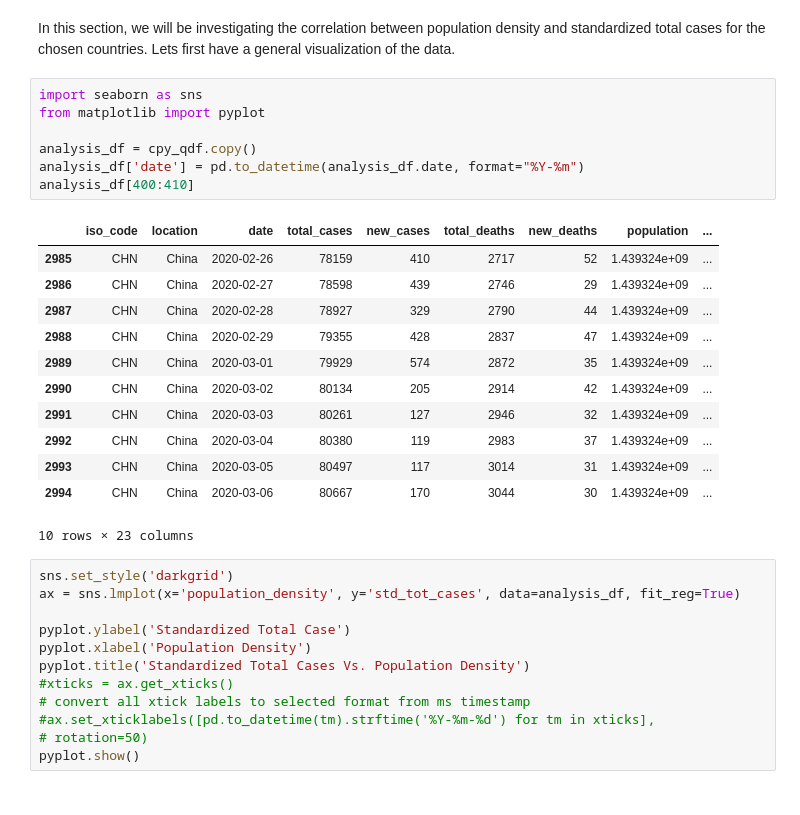
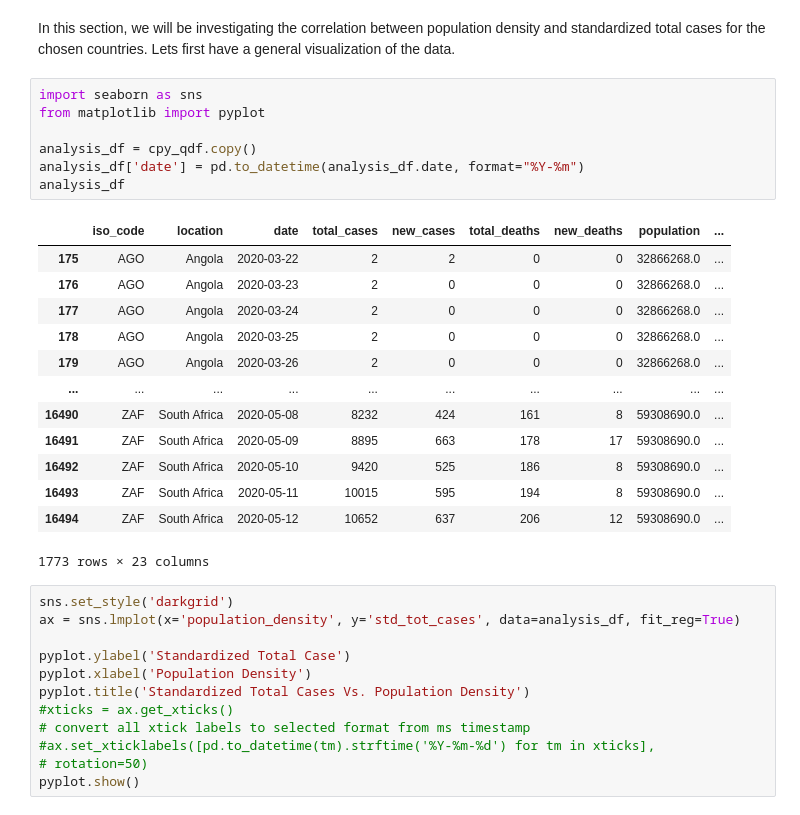
Before and after one commit to TEthanT/TEthanT.github.io, a Jupyter notebook: FinalProject.ipynb, the cells around one changed output. Saved outputs shown, nothing was run; the diff lists cells and outputs as text.

```diff
--- a/FinalProject.ipynb
+++ b/FinalProject.ipynb
@@ -249,23 +250,24 @@ In this section, we will be investigating the correlation between population den
 # %%
 import seaborn as sns
 from matplotlib import pyplot
 
 analysis_df = cpy_qdf.copy()
 analysis_df['date'] = pd.to_datetime(analysis_df.date, format="%Y-%m")
-analysis_df[400:410]
+analysis_df
 # %% [output]
 |  | iso_code | location | date | total_cases | new_cases | total_deaths | new_deaths | population | ... |
-| 2985 | CHN | China | 2020-02-26 | 78159 | 410 | 2717 | 52 | 1.439324e+09 | ... |
-| 2986 | CHN | China | 2020-02-27 | 78598 | 439 | 2746 | 29 | 1.439324e+09 | ... |
-| 2987 | CHN | China | 2020-02-28 | 78927 | 329 | 2790 | 44 | 1.439324e+09 | ... |
-| 2988 | CHN | China | 2020-02-29 | 79355 | 428 | 2837 | 47 | 1.439324e+09 | ... |
-| 2989 | CHN | China | 2020-03-01 | 79929 | 574 | 2872 | 35 | 1.439324e+09 | ... |
-| 2990 | CHN | China | 2020-03-02 | 80134 | 205 | 2914 | 42 | 1.439324e+09 | ... |
-| 2991 | CHN | China | 2020-03-03 | 80261 | 127 | 2946 | 32 | 1.439324e+09 | ... |
-| 2992 | CHN | China | 2020-03-04 | 80380 | 119 | 2983 | 37 | 1.439324e+09 | ... |
-| 2993 | CHN | China | 2020-03-05 | 80497 | 117 | 3014 | 31 | 1.439324e+09 | ... |
-| 2994 | CHN | China | 2020-03-06 | 80667 | 170 | 3044 | 30 | 1.439324e+09 | ... |
+| 175 | AGO | Angola | 2020-03-22 | 2 | 2 | 0 | 0 | 32866268.0 | ... |
+| 176 | AGO | Angola | 2020-03-23 | 2 | 0 | 0 | 0 | 32866268.0 | ... |
+| 177 | AGO | Angola | 2020-03-24 | 2 | 0 | 0 | 0 | 32866268.0 | ... |
+| 178 | AGO | Angola | 2020-03-25 | 2 | 0 | 0 | 0 | 32866268.0 | ... |
+| 179 | AGO | Angola | 2020-03-26 | 2 | 0 | 0 | 0 | 32866268.0 | ... |
+| ... | ... | ... | ... | ... | ... | ... | ... | ... | ... |
+| 16490 | ZAF | South Africa | 2020-05-08 | 8232 | 424 | 161 | 8 | 59308690.0 | ... |
+| 16491 | ZAF | South Africa | 2020-05-09 | 8895 | 663 | 178 | 17 | 59308690.0 | ... |
+| 16492 | ZAF | South Africa | 2020-05-10 | 9420 | 525 | 186 | 8 | 59308690.0 | ... |
+| 16493 | ZAF | South Africa | 2020-05-11 | 10015 | 595 | 194 | 8 | 59308690.0 | ... |
+| 16494 | ZAF | South Africa | 2020-05-12 | 10652 | 637 | 206 | 12 | 59308690.0 | ... |
-10 rows × 23 columns
+1773 rows × 23 columns
 # %%
 sns.set_style('darkgrid')
 ax = sns.lmplot(x='population_density', y='std_tot_cases', data=analysis_df, fit_reg=True)
```
Also changed, not shown: parts of 30 cells of this notebook.
